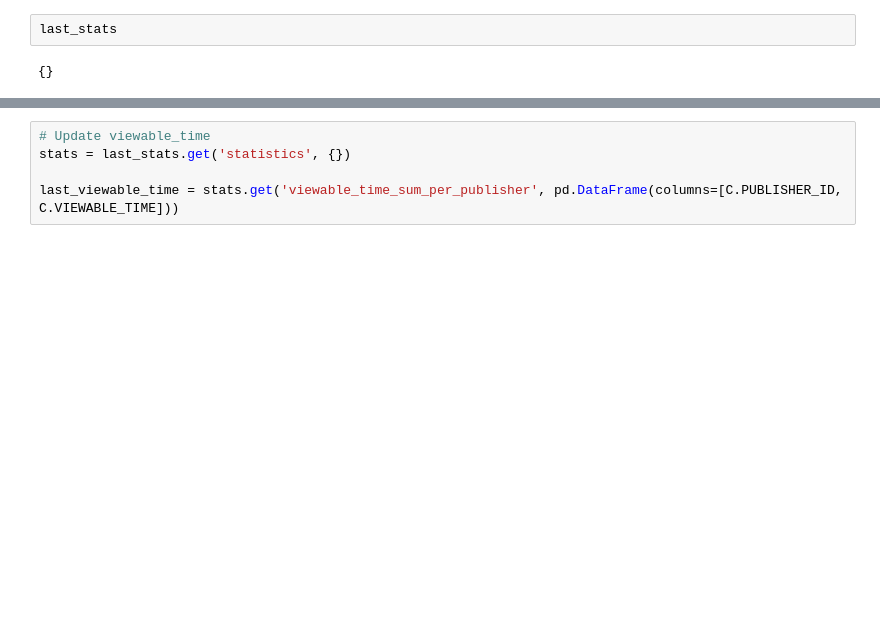
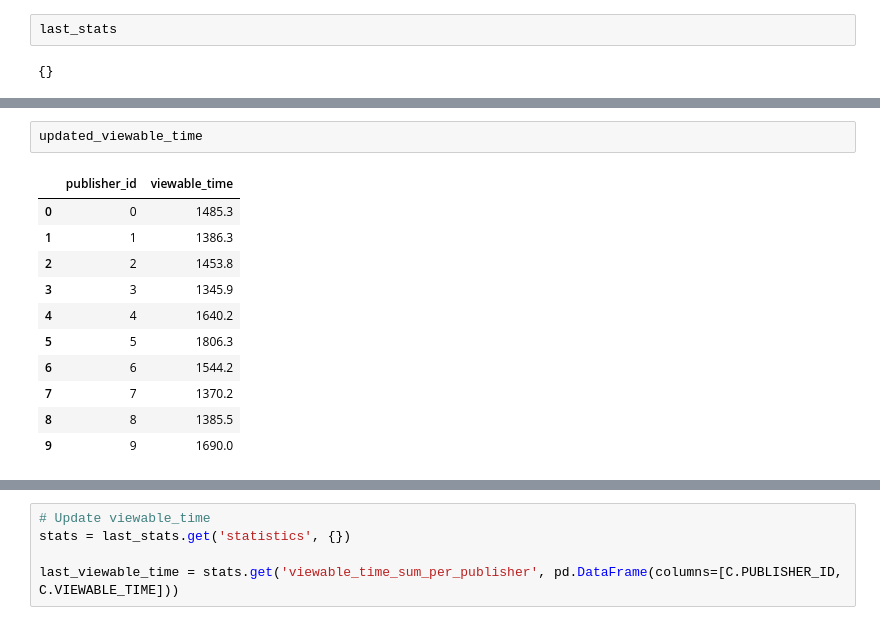
Before and after one commit to gianmarcodonetti/redis-pubsub-dec, a Jupyter notebook: notebook/Subscriber.ipynb, the cells around one changed output, grey strips where cells are left out. Saved outputs shown, nothing was run; the diff lists cells and outputs as text; blank space fills up the shorter version.

```diff
--- a/notebook/Subscriber.ipynb
+++ b/notebook/Subscriber.ipynb
@@ -181,0 +190,14 @@ last_stats
+# %%
+updated_viewable_time
+# %% [output]
+|  | publisher_id | viewable_time |
+| 0 | 0 | 1485.3 |
+| 1 | 1 | 1386.3 |
+| 2 | 2 | 1453.8 |
+| 3 | 3 | 1345.9 |
+| 4 | 4 | 1640.2 |
+| 5 | 5 | 1806.3 |
+| 6 | 6 | 1544.2 |
+| 7 | 7 | 1370.2 |
+| 8 | 8 | 1385.5 |
+| 9 | 9 | 1690.0 |
```
Also changed, not shown: parts of 22 cells of this notebook, 4 other files.
